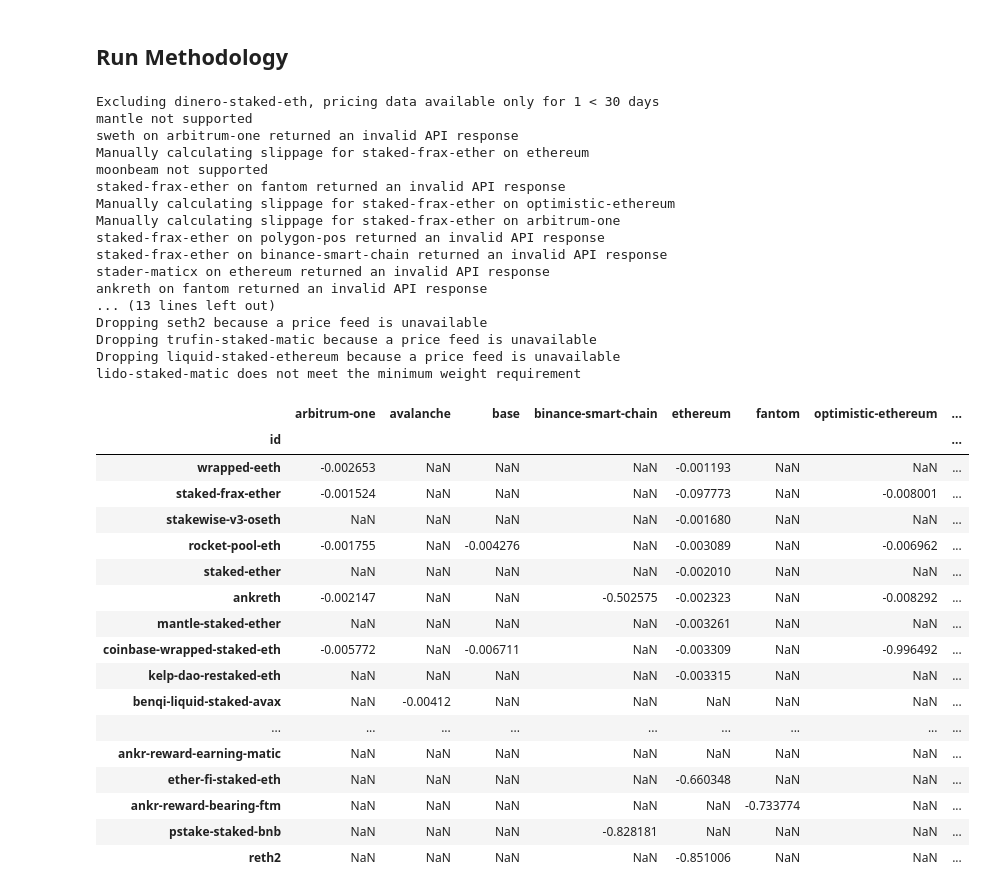
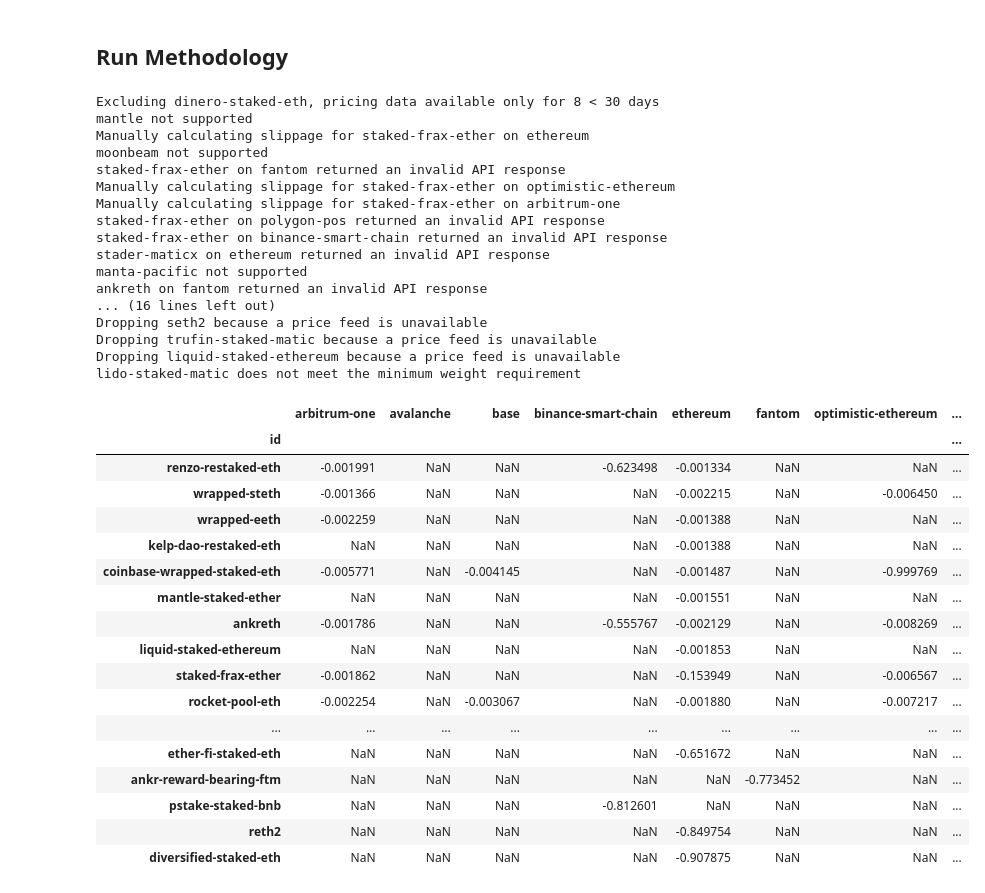
Before and after one commit to Phuture-Finance/rebalancing-data, a Jupyter notebook: PLST/methodology_template.ipynb, the cells around one changed output. Drawn from its saved outputs; the diff is of its cells as text; code cells hidden in the pictures.

```diff
--- a/PLST/methodology_template.ipynb
+++ b/PLST/methodology_template.ipynb
@@ -23,7 +23,7 @@ liquidity_consistency = 90 # In days
 coingecko_category = ["liquid-staking-tokens","liquid-restaking-tokens"]
 
 # Calculating max slippage based on liquidity threshold
-liq = 1.5*1e6
+liq = 5*1e6
 liq_os = liq / 2 # one-side liquidity
 trade_value_tiny = 1e2
 trade_value = 1e5
@@ -47,3 +47,4 @@ methodology_class = MethodologyBase(
                                 liquidity_consistency,
                                 max_slippage,
                                 coingecko_category)
+print(max_slippage)
@@ -79,54 +77,63 @@ methodology_class = MethodologyBase(
 # %%
 
 results,liquidity = methodology_class.main(
     df_to_remove=[stablecoins,ctokens,atokens],
-    remove_category_assets=['frax-ether'],
+    ids_to_replace=[['staked-ether'],['wrapped-steth']],
+    remove_category_assets=['frax-ether','sweth'],
     values_to_update=[{'id':'benqi-liquid-staked-avax','category':'symbol','value':"sAVAX"},
                       {'id':'rocket-pool-eth','category':'symbol','value':"rETH"},
-                      {'id':'staked-ether','category':'symbol','value':"stETH"},
+                      {'id':'wrapped-steth','category':'symbol','value':"wstETH"},
                       {'id':'staked-frax-ether','category':'symbol','value':"sfrxETH"},
                       {'id':'stader-ethx','category':'symbol','value':"ETHx"},
-                      {'id':'stakewise-v3-oseth','category':'symbol','value':"osETH"}
+                      {'id':'stakewise-v3-oseth','category':'symbol','value':"osETH"},
+                      {'id':'restaked-swell-eth','category':'circulating_supply','value':50789.180445528569814269},
+                      {'id':'restaked-swell-eth','category':'total_supply','value':50789.180445528569814269},
+                      {'id':'restaked-swell-eth','category':'market_cap','value':50789.180445528569814269*3500},
+                      {'id':'restaked-swell-eth','category':'symbol','value':'rswETH'},
+                      {'id':'renzo-restaked-eth','category':'circulating_supply','value':359925.079372744947154147},
+                      {'id':'renzo-restaked-eth','category':'total_supply','value':359925.079372744947154147},
+                      {'id':'renzo-restaked-eth','category':'market_cap','value':359925.079372744947154147*3500},
+                      {'id':'renzo-restaked-eth','category':'symbol','value':'ezETH'},
                       ],
     onchain_oracles=['coinbase-wrapped-staked-eth','lido-staked-matic','sweth','kelp-dao-restaked-eth','stader-maticx','wrapped-eeth']
     )
 liquidity
 # %% [output]
-Excluding dinero-staked-eth, pricing data available only for 1 < 30 days
+Excluding dinero-staked-eth, pricing data available only for 8 < 30 days
 mantle not supported
-sweth on arbitrum-one returned an invalid API response
 Manually calculating slippage for staked-frax-ether on ethereum
 moonbeam not supported
 staked-frax-ether on fantom returned an invalid API response
 Manually calculating slippage for staked-frax-ether on optimistic-ethereum
 Manually calculating slippage for staked-frax-ether on arbitrum-one
 staked-frax-ether on polygon-pos returned an invalid API response
 staked-frax-ether on binance-smart-chain returned an invalid API response
 stader-maticx on ethereum returned an invalid API response
+manta-pacific not supported
 ankreth on fantom returned an invalid API response
-... (13 lines left out)
+... (16 lines left out)
 Dropping seth2 because a price feed is unavailable
 Dropping trufin-staked-matic because a price feed is unavailable
 Dropping liquid-staked-ethereum because a price feed is unavailable
 lido-staked-matic does not meet the minimum weight requirement
 |  | arbitrum-one | avalanche | base | binance-smart-chain | ethereum | fantom | optimistic-ethereum | ... |
 | id |  |  |  |  |  |  |  | ... |
-| wrapped-eeth | -0.002653 | NaN | NaN | NaN | -0.001193 | NaN | NaN | ... |
-| staked-frax-ether | -0.001524 | NaN | NaN | NaN | -0.097773 | NaN | -0.008001 | ... |
-| stakewise-v3-oseth | NaN | NaN | NaN | NaN | -0.001680 | NaN | NaN | ... |
-| rocket-pool-eth | -0.001755 | NaN | -0.004276 | NaN | -0.003089 | NaN | -0.006962 | ... |
-| staked-ether | NaN | NaN | NaN | NaN | -0.002010 | NaN | NaN | ... |
-| ankreth | -0.002147 | NaN | NaN | -0.502575 | -0.002323 | NaN | -0.008292 | ... |
-| mantle-staked-ether | NaN | NaN | NaN | NaN | -0.003261 | NaN | NaN | ... |
-| coinbase-wrapped-staked-eth | -0.005772 | NaN | -0.006711 | NaN | -0.003309 | NaN | -0.996492 | ... |
-| kelp-dao-restaked-eth | NaN | NaN | NaN | NaN | -0.003315 | NaN | NaN | ... |
-| benqi-liquid-staked-avax | NaN | -0.00412 | NaN | NaN | NaN | NaN | NaN | ... |
+| renzo-restaked-eth | -0.001991 | NaN | NaN | -0.623498 | -0.001334 | NaN | NaN | ... |
+| wrapped-steth | -0.001366 | NaN | NaN | NaN | -0.002215 | NaN | -0.006450 | ... |
+| wrapped-eeth | -0.002259 | NaN | NaN | NaN | -0.001388 | NaN | NaN | ... |
+| kelp-dao-restaked-eth | NaN | NaN | NaN | NaN | -0.001388 | NaN | NaN | ... |
+| coinbase-wrapped-staked-eth | -0.005771 | NaN | -0.004145 | NaN | -0.001487 | NaN | -0.999769 | ... |
+| mantle-staked-ether | NaN | NaN | NaN | NaN | -0.001551 | NaN | NaN | ... |
+| ankreth | -0.001786 | NaN | NaN | -0.555767 | -0.002129 | NaN | -0.008269 | ... |
+| liquid-staked-ethereum | NaN | NaN | NaN | NaN | -0.001853 | NaN | NaN | ... |
+| staked-frax-ether | -0.001862 | NaN | NaN | NaN | -0.153949 | NaN | -0.006567 | ... |
+| rocket-pool-eth | -0.002254 | NaN | -0.003067 | NaN | -0.001880 | NaN | -0.007217 | ... |
 | ... | ... | ... | ... | ... | ... | ... | ... | ... |
-| ankr-reward-earning-matic | NaN | NaN | NaN | NaN | NaN | NaN | NaN | ... |
-| ether-fi-staked-eth | NaN | NaN | NaN | NaN | -0.660348 | NaN | NaN | ... |
-| ankr-reward-bearing-ftm | NaN | NaN | NaN | NaN | NaN | -0.733774 | NaN | ... |
-| pstake-staked-bnb | NaN | NaN | NaN | -0.828181 | NaN | NaN | NaN | ... |
-| reth2 | NaN | NaN | NaN | NaN | -0.851006 | NaN | NaN | ... |
+| ether-fi-staked-eth | NaN | NaN | NaN | NaN | -0.651672 | NaN | NaN | ... |
+| ankr-reward-bearing-ftm | NaN | NaN | NaN | NaN | NaN | -0.773452 | NaN | ... |
+| pstake-staked-bnb | NaN | NaN | NaN | -0.812601 | NaN | NaN | NaN | ... |
+| reth2 | NaN | NaN | NaN | NaN | -0.849754 | NaN | NaN | ... |
+| diversified-staked-eth | NaN | NaN | NaN | NaN | -0.907875 | NaN | NaN | ... |
 # %%
 results
 # %% [output]
```
Also changed, not shown: parts of 3 cells of this notebook, 1 other file.
